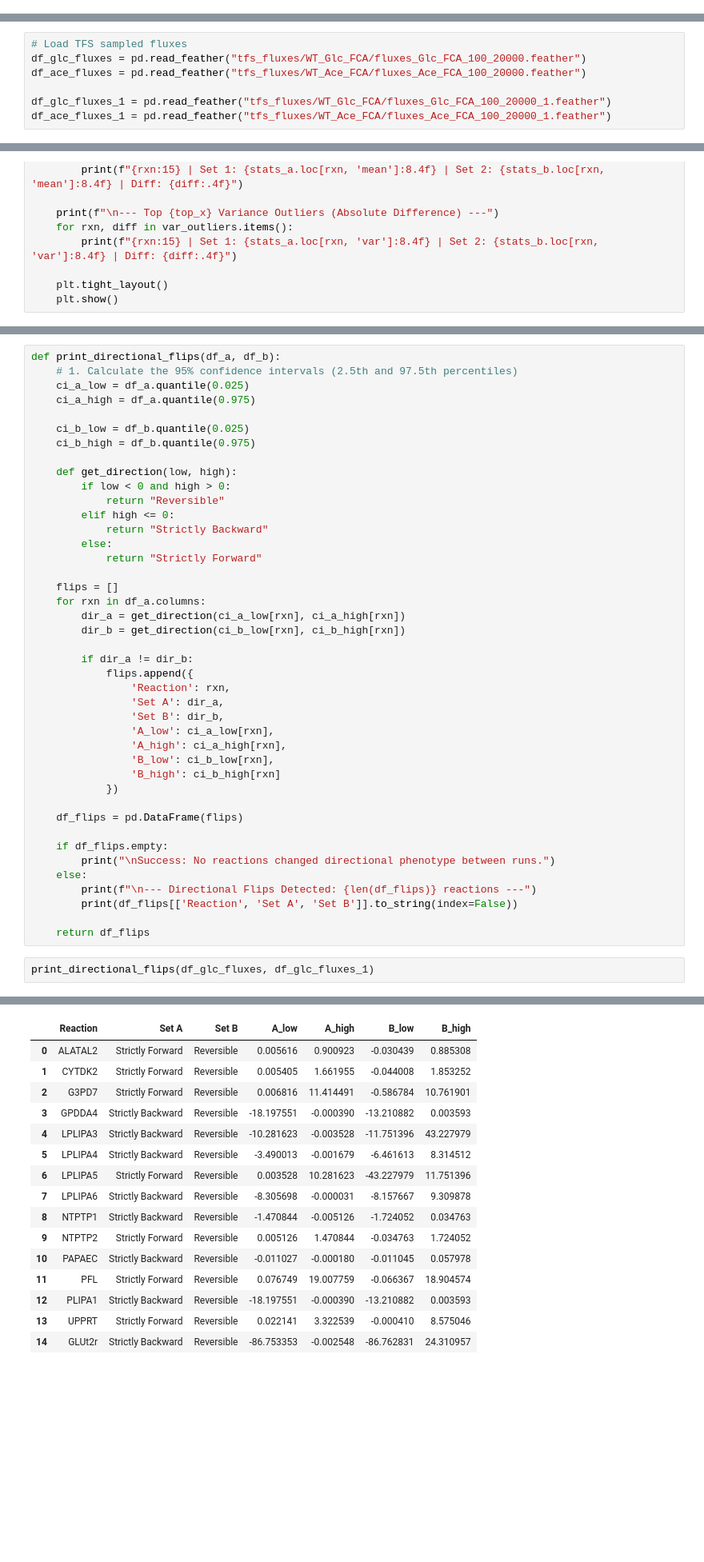
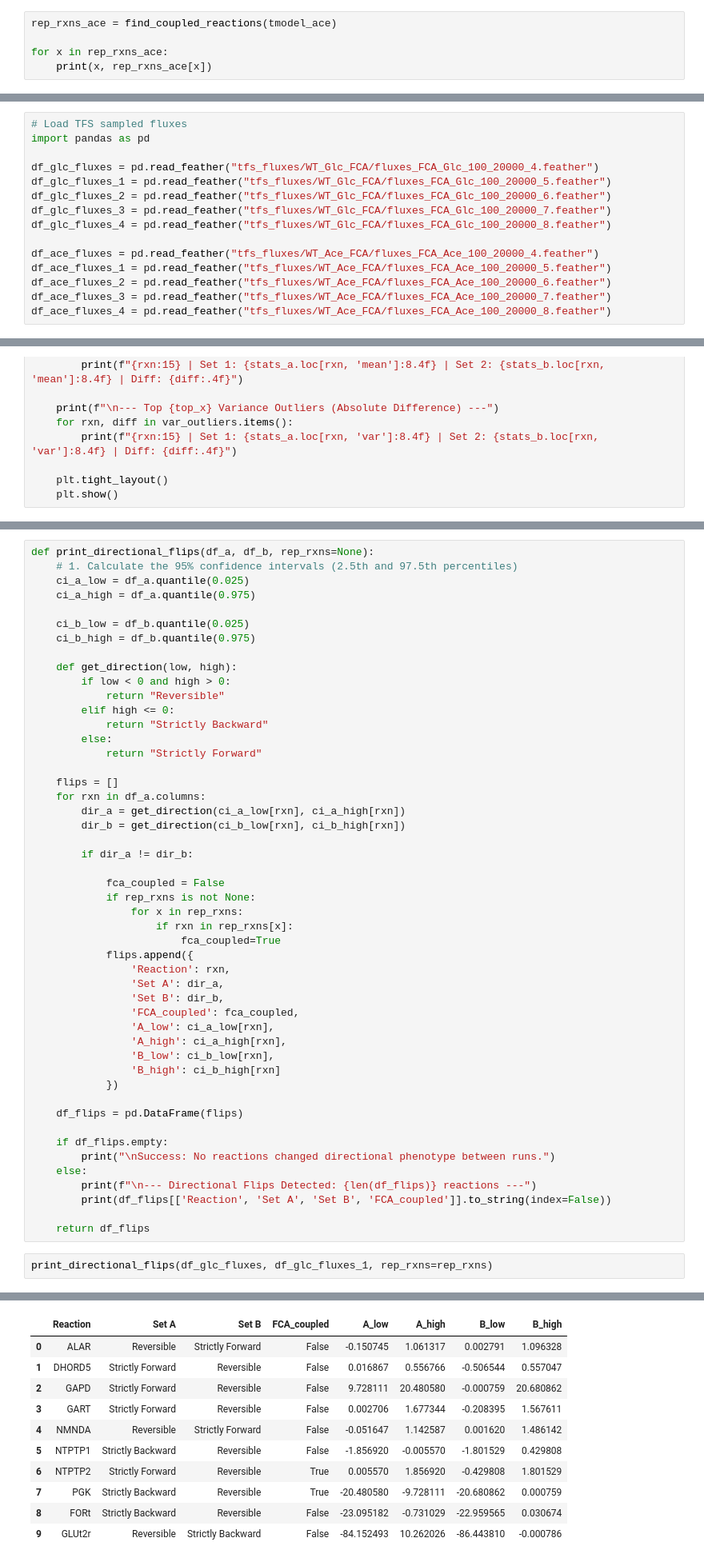
Before and after one commit to lasillje/MSC-Thermo, a Jupyter notebook: ecoli_tfs/tfs_ecoli.ipynb, the cells around one changed output, grey strips where cells are left out. Shown at 80% size. Cells and saved outputs as stored; diff of their text form; blank space fills up the shorter version.

```diff
--- a/ecoli_tfs/tfs_ecoli.ipynb
+++ b/ecoli_tfs/tfs_ecoli.ipynb
@@ -1557,0 +1545,5 @@ EX_o2
+# %%
+rep_rxns_ace = find_coupled_reactions(tmodel_ace)
+
+for x in rep_rxns_ace:
+    print(x, rep_rxns_ace[x])
@@ -1712,7 +1707,15 @@ tyr-L_c: -9.77125880255644, 0.12327239719978195 in log-space -> check: 5.7503728
 # %%
 # Load TFS sampled fluxes
-df_glc_fluxes = pd.read_feather("tfs_fluxes/WT_Glc_FCA/fluxes_Glc_FCA_100_20000.feather")
-df_ace_fluxes = pd.read_feather("tfs_fluxes/WT_Ace_FCA/fluxes_Ace_FCA_100_20000.feather")
+import pandas as pd
 
-df_glc_fluxes_1 = pd.read_feather("tfs_fluxes/WT_Glc_FCA/fluxes_Glc_FCA_100_20000_1.feather")
-df_ace_fluxes_1 = pd.read_feather("tfs_fluxes/WT_Ace_FCA/fluxes_Ace_FCA_100_20000_1.feather")
+df_glc_fluxes = pd.read_feather("tfs_fluxes/WT_Glc_FCA/fluxes_FCA_Glc_100_20000_4.feather")
+df_glc_fluxes_1 = pd.read_feather("tfs_fluxes/WT_Glc_FCA/fluxes_FCA_Glc_100_20000_5.feather")
+df_glc_fluxes_2 = pd.read_feather("tfs_fluxes/WT_Glc_FCA/fluxes_FCA_Glc_100_20000_6.feather")
+df_glc_fluxes_3 = pd.read_feather("tfs_fluxes/WT_Glc_FCA/fluxes_FCA_Glc_100_20000_7.feather")
+df_glc_fluxes_4 = pd.read_feather("tfs_fluxes/WT_Glc_FCA/fluxes_FCA_Glc_100_20000_8.feather")
+
+df_ace_fluxes = pd.read_feather("tfs_fluxes/WT_Ace_FCA/fluxes_FCA_Ace_100_20000_4.feather")
+df_ace_fluxes_1 = pd.read_feather("tfs_fluxes/WT_Ace_FCA/fluxes_FCA_Ace_100_20000_5.feather")
+df_ace_fluxes_2 = pd.read_feather("tfs_fluxes/WT_Ace_FCA/fluxes_FCA_Ace_100_20000_6.feather")
+df_ace_fluxes_3 = pd.read_feather("tfs_fluxes/WT_Ace_FCA/fluxes_FCA_Ace_100_20000_7.feather")
+df_ace_fluxes_4 = pd.read_feather("tfs_fluxes/WT_Ace_FCA/fluxes_FCA_Ace_100_20000_8.feather")
@@ -1826,5 +1835,5 @@ ABUTt2          | Set 1: 1288.6626 | Set 2: 1226.8766 | Diff: 61.7860
 # %%
-def print_directional_flips(df_a, df_b):
+def print_directional_flips(df_a, df_b, rep_rxns=None):
     # 1. Calculate the 95% confidence intervals (2.5th and 97.5th percentiles)
     ci_a_low = df_a.quantile(0.025)
     ci_a_high = df_a.quantile(0.975)
@@ -1846,10 +1855,17 @@ def print_directional_flips(df_a, df_b):
         dir_b = get_direction(ci_b_low[rxn], ci_b_high[rxn])
 
         if dir_a != dir_b:
+
+            fca_coupled = False
+            if rep_rxns is not None:
+                for x in rep_rxns:
+                    if rxn in rep_rxns[x]:
+                        fca_coupled=True
             flips.append({
                 'Reaction': rxn,
                 'Set A': dir_a,
                 'Set B': dir_b,
+                'FCA_coupled': fca_coupled,
                 'A_low': ci_a_low[rxn],
                 'A_high': ci_a_high[rxn],
                 'B_low': ci_b_low[rxn],
@@ -1862,9 +1878,9 @@ def print_directional_flips(df_a, df_b):
         print("\nSuccess: No reactions changed directional phenotype between runs.")
     else:
         print(f"\n--- Directional Flips Detected: {len(df_flips)} reactions ---")
-        print(df_flips[['Reaction', 'Set A', 'Set B']].to_string(index=False))
+        print(df_flips[['Reaction', 'Set A', 'Set B', 'FCA_coupled']].to_string(index=False))
 
     return df_flips
 # %%
-print_directional_flips(df_glc_fluxes, df_glc_fluxes_1)
+print_directional_flips(df_glc_fluxes, df_glc_fluxes_1, rep_rxns=rep_rxns)
 # %% [output]
@@ -1888,19 +1899,14 @@ Reaction             Set A      Set B
-|  | Reaction | Set A | Set B | A_low | A_high | B_low | B_high |
-| 0 | ALATAL2 | Strictly Forward | Reversible | 0.005616 | 0.900923 | -0.030439 | 0.885308 |
-| 1 | CYTDK2 | Strictly Forward | Reversible | 0.005405 | 1.661955 | -0.044008 | 1.853252 |
-| 2 | G3PD7 | Strictly Forward | Reversible | 0.006816 | 11.414491 | -0.586784 | 10.761901 |
-| 3 | GPDDA4 | Strictly Backward | Reversible | -18.197551 | -0.000390 | -13.210882 | 0.003593 |
-| 4 | LPLIPA3 | Strictly Backward | Reversible | -10.281623 | -0.003528 | -11.751396 | 43.227979 |
-| 5 | LPLIPA4 | Strictly Backward | Reversible | -3.490013 | -0.001679 | -6.461613 | 8.314512 |
-| 6 | LPLIPA5 | Strictly Forward | Reversible | 0.003528 | 10.281623 | -43.227979 | 11.751396 |
-| 7 | LPLIPA6 | Strictly Backward | Reversible | -8.305698 | -0.000031 | -8.157667 | 9.309878 |
-| 8 | NTPTP1 | Strictly Backward | Reversible | -1.470844 | -0.005126 | -1.724052 | 0.034763 |
-| 9 | NTPTP2 | Strictly Forward | Reversible | 0.005126 | 1.470844 | -0.034763 | 1.724052 |
-| 10 | PAPAEC | Strictly Backward | Reversible | -0.011027 | -0.000180 | -0.011045 | 0.057978 |
-| 11 | PFL | Strictly Forward | Reversible | 0.076749 | 19.007759 | -0.066367 | 18.904574 |
-| 12 | PLIPA1 | Strictly Backward | Reversible | -18.197551 | -0.000390 | -13.210882 | 0.003593 |
-| 13 | UPPRT | Strictly Forward | Reversible | 0.022141 | 3.322539 | -0.000410 | 8.575046 |
-| 14 | GLUt2r | Strictly Backward | Reversible | -86.753353 | -0.002548 | -86.762831 | 24.310957 |
+|  | Reaction | Set A | Set B | FCA_coupled | A_low | A_high | B_low | B_high |
+| 0 | ALAR | Reversible | Strictly Forward | False | -0.150745 | 1.061317 | 0.002791 | 1.096328 |
+| 1 | DHORD5 | Strictly Forward | Reversible | False | 0.016867 | 0.556766 | -0.506544 | 0.557047 |
+| 2 | GAPD | Strictly Forward | Reversible | False | 9.728111 | 20.480580 | -0.000759 | 20.680862 |
+| 3 | GART | Strictly Forward | Reversible | False | 0.002706 | 1.677344 | -0.208395 | 1.567611 |
+| 4 | NMNDA | Reversible | Strictly Forward | False | -0.051647 | 1.142587 | 0.001620 | 1.486142 |
+| 5 | NTPTP1 | Strictly Backward | Reversible | False | -1.856920 | -0.005570 | -1.801529 | 0.429808 |
+| 6 | NTPTP2 | Strictly Forward | Reversible | True | 0.005570 | 1.856920 | -0.429808 | 1.801529 |
+| 7 | PGK | Strictly Backward | Reversible | True | -20.480580 | -9.728111 | -20.680862 | 0.000759 |
+| 8 | FORt | Strictly Backward | Reversible | False | -23.095182 | -0.731029 | -22.959565 | 0.030674 |
+| 9 | GLUt2r | Reversible | Strictly Backward | False | -84.152493 | 10.262026 | -86.443810 | -0.000786 |
 # %%
 print_directional_flips(df_ace_fluxes, df_ace_fluxes_1)
 # %% [output]
```
Also changed, not shown: parts of 28 cells of this notebook, 9 other files.
